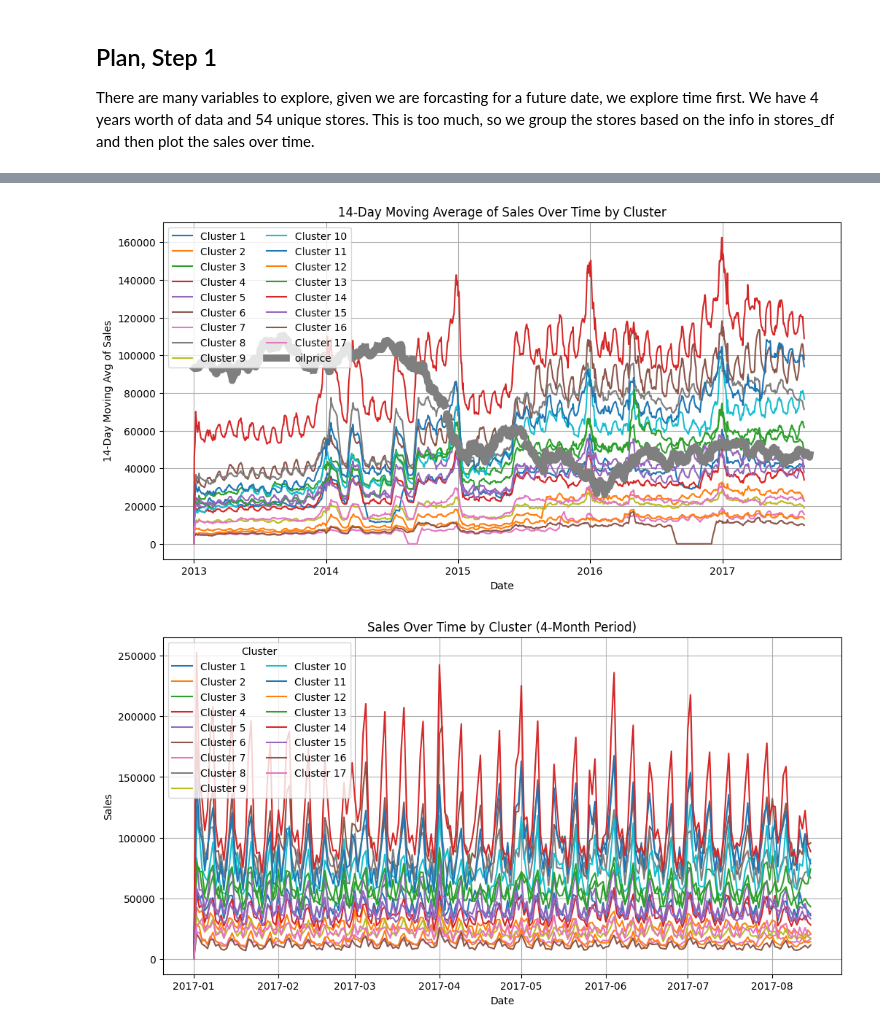
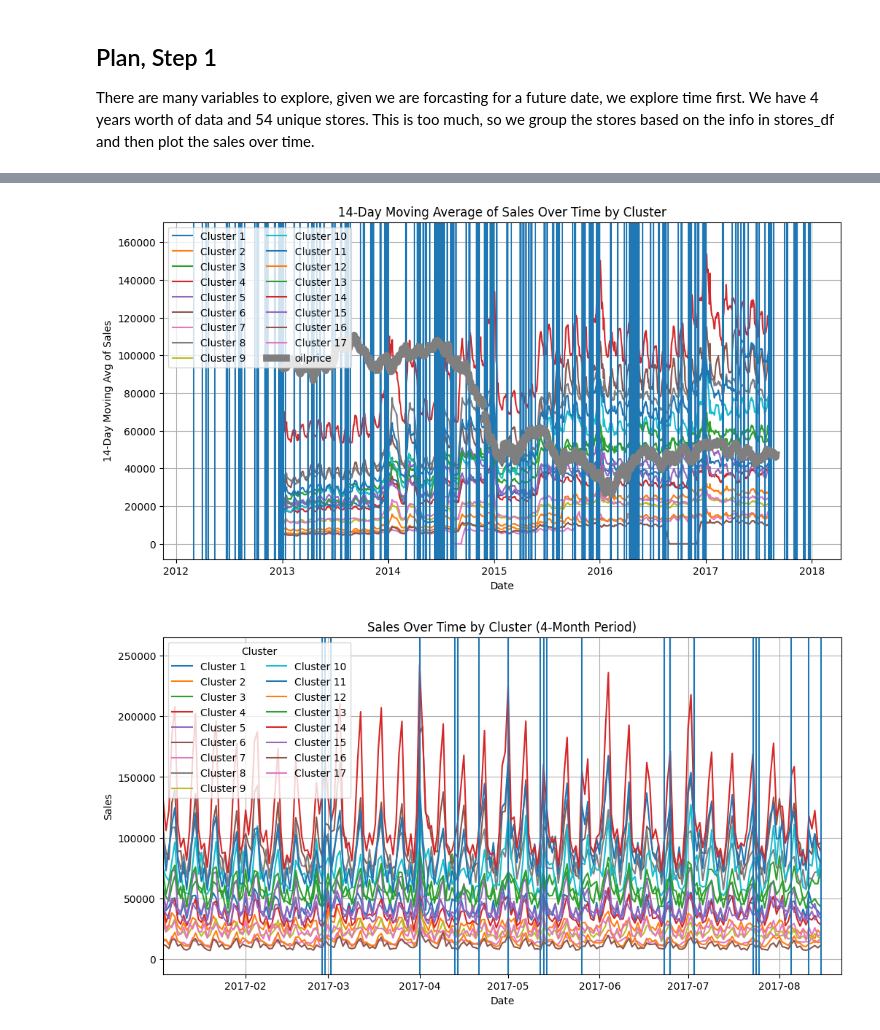
Before and after one commit to ol-webb/store_sales_kaggle, a Jupyter notebook: nb1.ipynb, the cells around one changed output, grey strips where cells are left out. Cells and saved outputs as stored; diff of their text form; code cells hidden in the pictures.

```diff
--- a/nb1.ipynb
+++ b/nb1.ipynb
@@ -40,3 +40,10 @@ stores_df = pd.read_csv('stores.csv')
 transactions_df = pd.read_csv('transactions.csv')
 
 oil_df['date'] = pd.to_datetime(oil_df['date'])
+holidays_events['date'] = pd.to_datetime(holidays_events['date'])
+
+## remove transfer days
+holidays_events = holidays_events.drop(holidays_events[holidays_events['transferred'] == True].index)
+
+## POINT FOR FURTHER EXPLORATION
+''' for simplicity, we drop holidays that arent national. Local holidays will no doubt see a boost in local sales. But this might require a series of local models, or a cleverly put together model that examines each region'''
@@ -86,24 +85,27 @@ summed_df[summed_df['sales']==0]
 # %%
 summed_df['sales_rolling_14d'] = (
     summed_df.groupby('cluster')['sales']
     .transform(lambda x: x.rolling(window=14, min_periods=1).mean())
 )
 
 plt.figure(figsize=(12, 6))
 for cluster, group in summed_df.groupby('cluster'):
     plt.plot(group['date'], group['sales_rolling_14d'], label=f'Cluster {cluster}')
 
+for date in holidays_events['date']:
+    plt.axvline(x=date)
+
 plt.plot(oil_df['date'],oil_df['dcoilwtico']*1000,linewidth=7.0,label='oilprice')
 
 plt.xlabel('Date')
 plt.ylabel('14-Day Moving Avg of Sales')
 plt.title('14-Day Moving Average of Sales Over Time by Cluster')
 plt.legend(loc='upper left', ncol=2)
 plt.grid(True)
 
 plt.show()
 # %% [output]
-[figure, old version]
+[figure, new version]
 # %%
 # Filter for a specific 4-month period
 filtered_df = summed_df[(summed_df['date'] >= '2017-01-01') & (summed_df['date'] <= '2017-08-30')]
@@ -112,6 +114,11 @@ filtered_df = summed_df[(summed_df['date'] >= '2017-01-01') & (summed_df['date']
 plt.figure(figsize=(12, 6))
 for cluster, group in filtered_df.groupby('cluster'):
     plt.plot(group['date'], group['sales'], label=f'Cluster {cluster}')
+
+for date in holidays_events['date']:
+    plt.axvline(x=date)
+
+plt.xlim((17170,17400))
 
 # Add labels, title, and legend
 plt.xlabel('Date')
@@ -123,4 +130,4 @@ plt.grid(True)
 # Show the plot
 plt.show()
 # %% [output]
-[figure, old version]
+[figure, new version]
```
Also changed, not shown: parts of 12 cells of this notebook.
